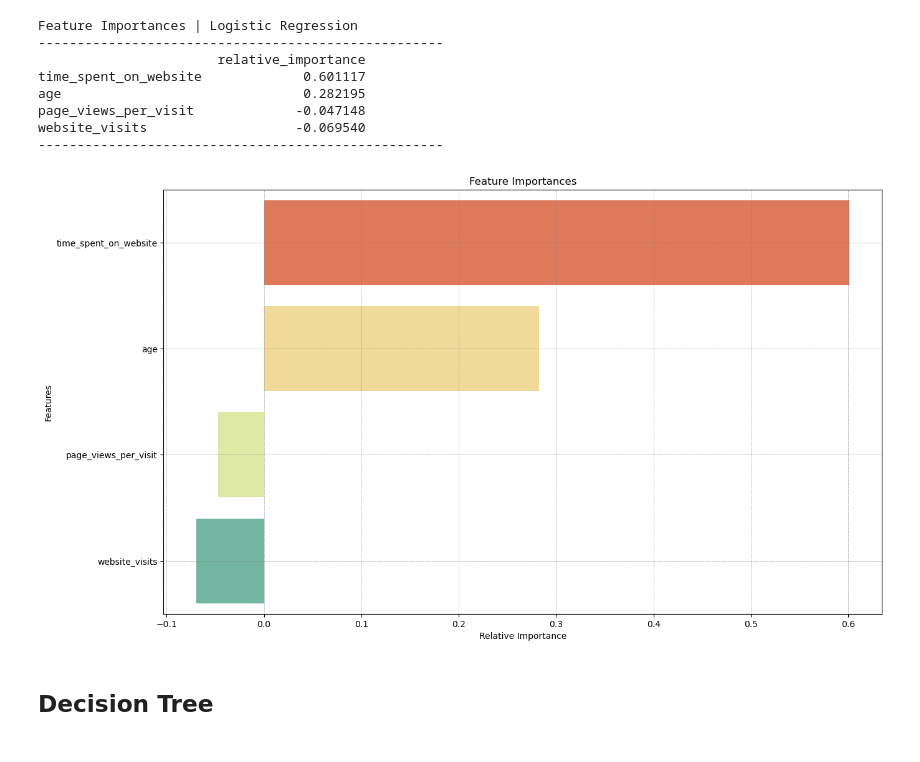
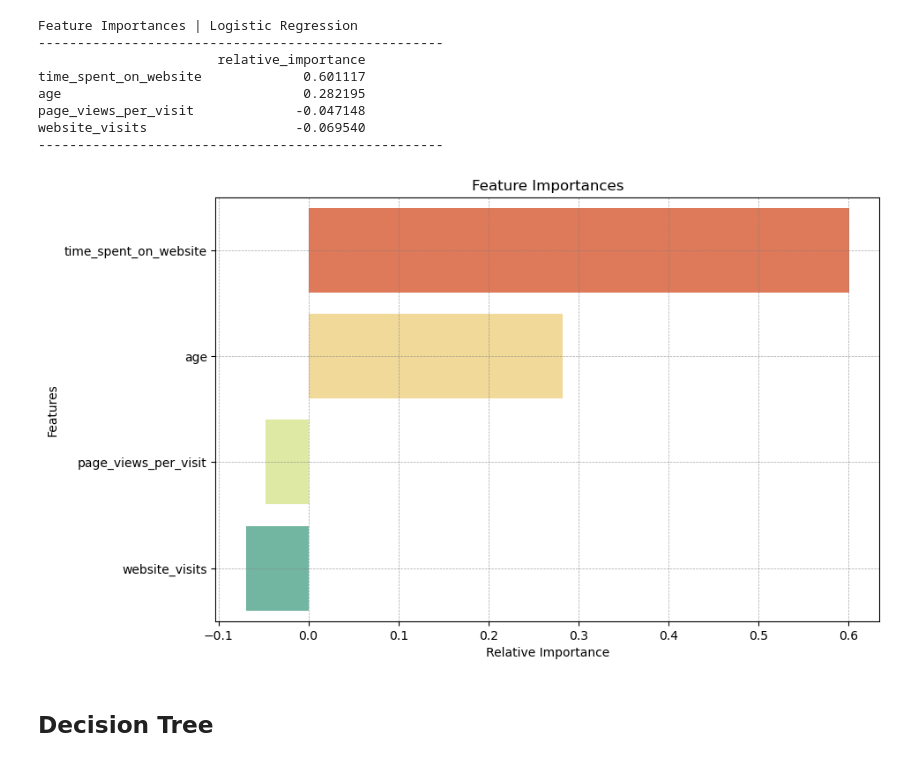
Before and after one commit to tmoesl/lead-conversion-prediction, a Jupyter notebook: notebooks/Learner+Notebook+-+Full+Code+Version+-+Potential+Customers+Prediction.ipynb, the cells around one changed output. Saved outputs shown, nothing was run; the diff lists cells and outputs as text; code cells hidden in the pictures.

```diff
--- a/notebooks/Learner+Notebook+-+Full+Code+Version+-+Potential+Customers+Prediction.ipynb
+++ b/notebooks/Learner+Notebook+-+Full+Code+Version+-+Potential+Customers+Prediction.ipynb
@@ -1383,23 +1398,23 @@ website_visits                   -0.069540
 ----------------------------------------------------
 # %%
 # Plot the feature importance
-plt.figure(figsize=(14, 8))
+plt.figure(figsize=(10, 6))
 plt.title("Feature Importances")
 sns.barplot(
     data=importance_df,
     x="relative_importance",
     y=importance_df.index,
     palette="Spectral",
 )
 plt.xlabel("Relative Importance")
 plt.ylabel("Features")
 plt.grid(True, color="grey", linestyle="--", linewidth=0.5, alpha=palette_alpha)
 
 # Adjust layout and show the plot
 plt.tight_layout(pad=2.0)
 plt.show()
 # %% [output]
-[figure, old version]
+[figure, new version]
 # %% [markdown]
 ## Decision Tree
 # %% [markdown]
```
Also changed, not shown: parts of 38 cells of this notebook.
